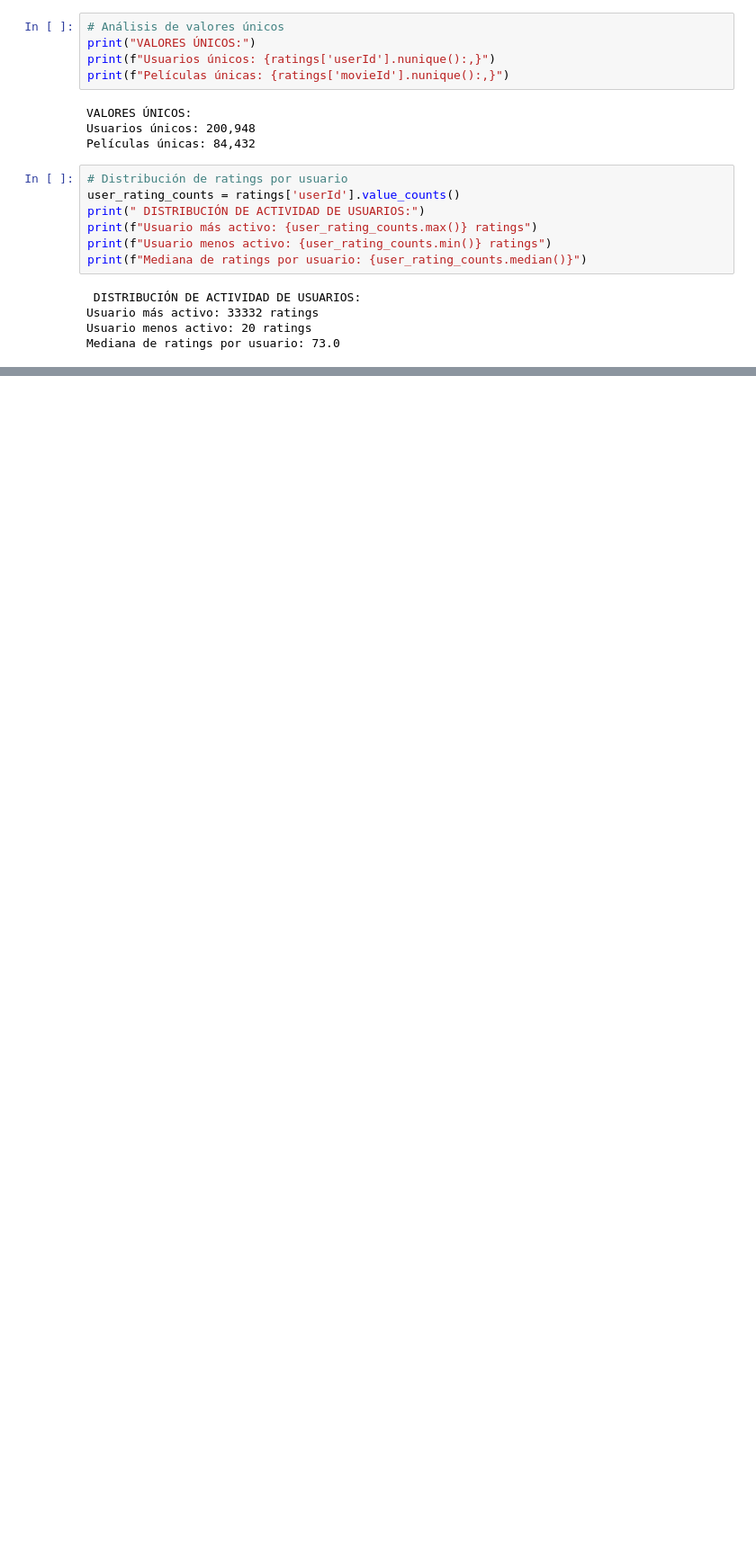
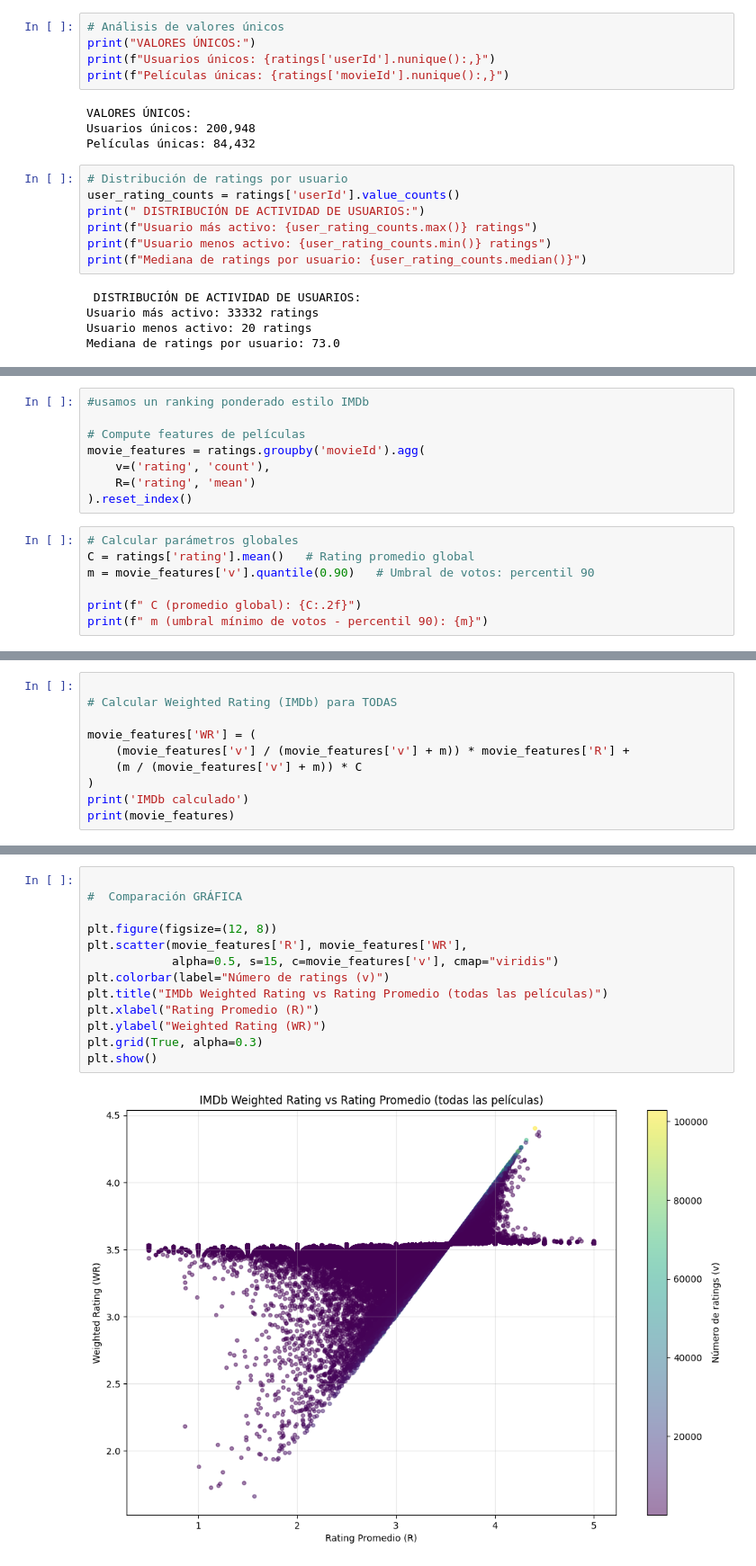
Before and after one commit to magy509/ingenieropg80.Proyecto_final_madre, a Jupyter notebook: src/eda.ipynb, the cells around one changed output, grey strips where cells are left out. Shown at 90% size. Drawn from its saved outputs; the diff is of its cells as text; blank space fills up the shorter version.

```diff
--- a/src/eda.ipynb
+++ b/src/eda.ipynb
@@ -120,0 +153,15 @@ Mediana de ratings por película: 5.0
+# %%
+#usamos un ranking ponderado estilo IMDb
+
+# Compute features de películas
+movie_features = ratings.groupby('movieId').agg(
+    v=('rating', 'count'),
+    R=('rating', 'mean')
+).reset_index()
+# %%
+# Calcular parámetros globales
+C = ratings['rating'].mean()   # Rating promedio global
+m = movie_features['v'].quantile(0.90)   # Umbral de votos: percentil 90
+
+print(f" C (promedio global): {C:.2f}")
+print(f" m (umbral mínimo de votos - percentil 90): {m}")
@@ -120,0 +200,10 @@ Mediana de ratings por película: 5.0
+# %%
+
+# Calcular Weighted Rating (IMDb) para TODAS
+
+movie_features['WR'] = (
+    (movie_features['v'] / (movie_features['v'] + m)) * movie_features['R'] +
+    (m / (movie_features['v'] + m)) * C
+)
+print('IMDb calculado')
+print(movie_features)
@@ -120,0 +226,15 @@ Mediana de ratings por película: 5.0
+# %%
+
+#  Comparación GRÁFICA
+
+plt.figure(figsize=(12, 8))
+plt.scatter(movie_features['R'], movie_features['WR'],
+            alpha=0.5, s=15, c=movie_features['v'], cmap="viridis")
+plt.colorbar(label="Número de ratings (v)")
+plt.title("IMDb Weighted Rating vs Rating Promedio (todas las películas)")
+plt.xlabel("Rating Promedio (R)")
+plt.ylabel("Weighted Rating (WR)")
+plt.grid(True, alpha=0.3)
+plt.show()
+# %% [output]
+[figure, added]
```
Also changed, not shown: parts of 14 cells of this notebook, 2 other files.
